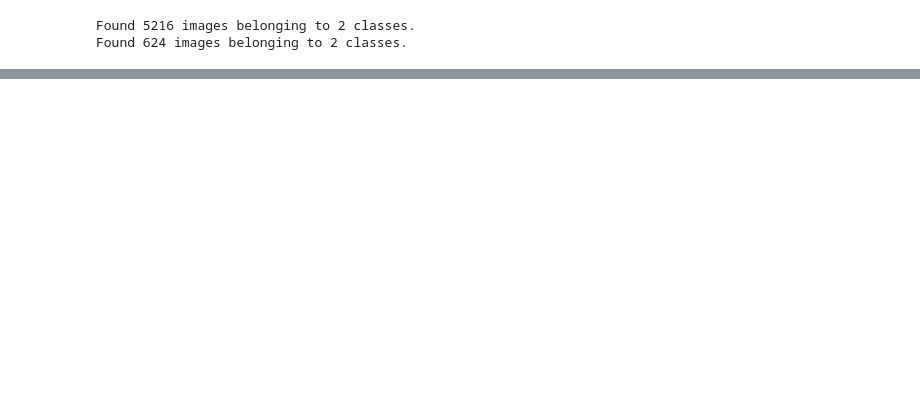
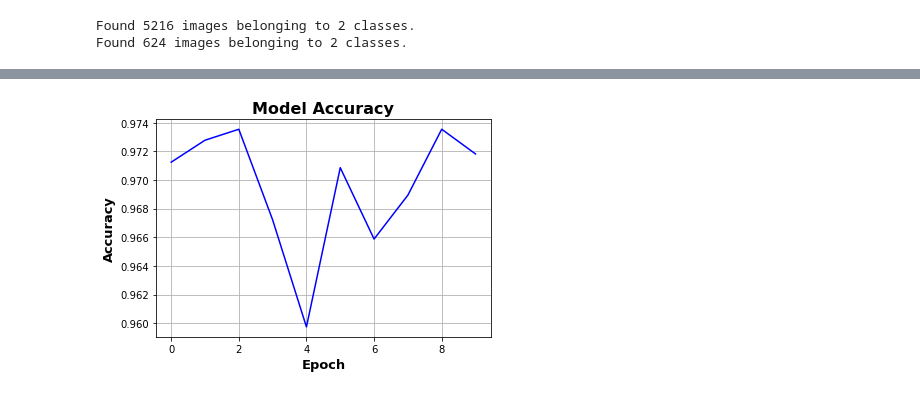
Before and after one commit to Gabrieleas10/X-Ray-Pneumonia-Detector, a Jupyter notebook: keras_pneumonia_detector.ipynb, the cells around one changed output, grey strips where cells are left out. Saved outputs shown, nothing was run; the diff lists cells and outputs as text; code cells hidden in the pictures; blank space fills up the shorter version.

```diff
--- a/keras_pneumonia_detector.ipynb
+++ b/keras_pneumonia_detector.ipynb
@@ -100,6 +116,6 @@ Found 5216 images belonging to 2 classes.
 Found 624 images belonging to 2 classes.
 # %%
 model = clf.fit_generator(base_train, steps_per_epoch = number_train/32,
-                            epochs = 100, validation_data = base_test,
+                            epochs = 10, validation_data = base_test,
                             validation_steps = number_test, callbacks=False)
 # %% [output]
@@ -127,11 +163,13 @@ print(clf.summary())
 # %%
 # summarize history for accuracy
-plt.plot(model.history['accuracy'])
+plt.plot(model.history['accuracy'] , color='blue')
 plt.title('Model Accuracy' , size =16 , weight = 'bold')
 plt.ylabel('Accuracy' , size = 13 , weight = 'bold')
 plt.xlabel('Epoch' , size =13 , weight = 'bold')
 plt.grid()
 plt.show()
+# %% [output]
+[figure, added]
 # %%
 # summarize history for loss
 plt.plot(model.history['loss'] , color='red')
```
Also changed, not shown: parts of 18 cells of this notebook, 1 other file.
